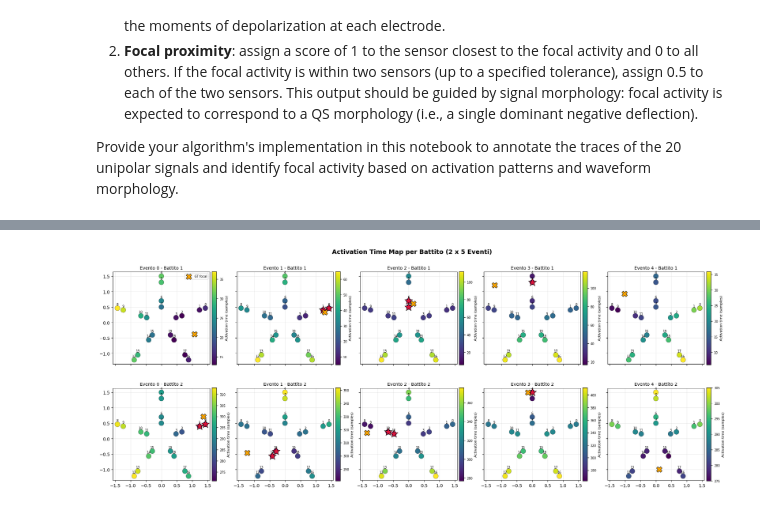
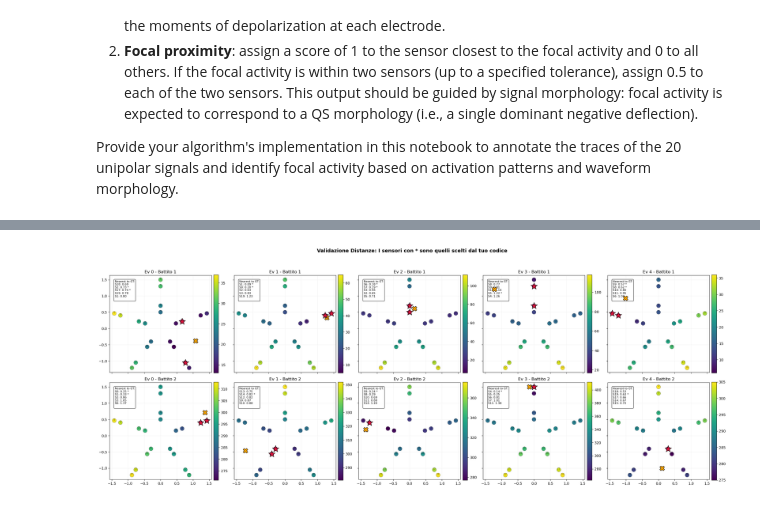
Before and after one commit to Stefano-Chiari/SubstrateFinder, a Jupyter notebook: checkpoint1.ipynb, the cells around one changed output, grey strips where cells are left out. Drawn from its saved outputs; the diff is of its cells as text; code cells hidden in the pictures.

```diff
--- a/checkpoint1.ipynb
+++ b/checkpoint1.ipynb
@@ -20,10 +20,10 @@ from scipy.signal import argrelextrema
 signals = np.load('checkpoint1dataset.npy')
 # %%
 # select event to be display
-ind_event = 2
+ind_event = 3
 
 # select a spline (options: 0,1,2,3,4)
-ind_spline = 2
+ind_spline = 3
 
 # plot signals
 
@@ -224,78 +295,80 @@ LS_event [[0.0, 0.0], [0.0, 0.0], [0.0, 0.0], [0.0, 0.0], [0.0, 0.0], [0.0, 0.0]
 # %%
-sensor_locs = np.load('checkpoint1sensorlocations.npy')
-gt_focal = np.load('checkpoint1FocalPoints.npy')
+import numpy as np
+import matplotlib.pyplot as plt
 
-n_events = 5
-sensor_locs = sensor_locs - 2
+# Assicurati che sensor_locs e gt_focal siano caricati correttamente
+# n_events = 5
 
-fig, axes = plt.subplots(2, n_events, figsize=(4 * n_events, 8), sharex=True, sharey=True)
+fig, axes = plt.subplots(2, n_events, figsize=(5 * n_events, 10), sharex=True, sharey=True)
 
-# Gestione del caso limite di un solo evento per non rompere l'indicizzazione di axes
 if n_events == 1:
     axes = np.array(axes).reshape(2, 1)
 
 for ev in range(n_events):
-    sig_ev = signals_filtered[ev, :, :]
-
+    sig_ev = signals[ev, :, :]
     timings, LS = GroupSolutionCP1(sig_ev)
 
-    # Conversione in array NumPy per estrarre le colonne (i battiti) facilmente
     timings_arr = np.array(timings, dtype=float)
     ls_arr = np.array(LS, dtype=float)
 
     for beat_idx in range(2):
         ax = axes[beat_idx, ev]
 
-        # Estrazione dei dati per il battito corrente [tutti i sensori, colonna del battito]
+        # 1. Recupero GT per questo battito
+        gp = [np.nan, np.nan]
+        if ev < gt_focal.shape[0] and beat_idx < gt_focal.shape[1]:
+            gp = gt_focal[ev, beat_idx]
+
+        # 2. Calcolo distanze per TUTTI i sensori
+        dist_all = []
+        if not np.isnan(gp[0]):
+            for i in range(len(sensor_locs)):
+                d = np.sqrt(np.sum((sensor_locs[i] - gp)**2))
+                dist_all.append(d)
+        dist_all = np.array(dist_all)
+
+        # 3. Plot Mappa di Attivazione
         first_act = timings_arr[:, beat_idx]
-        wave_ls = ls_arr[:, beat_idx]
-
         valid = np.isfinite(first_act)
 
         if np.any(valid):
-            vmin = np.nanmin(first_act[valid])
-            vmax = np.nanmax(first_act[valid])
             sc = ax.scatter(
                 sensor_locs[valid, 0], sensor_locs[valid, 1],
-                c=first_act[valid], cmap='viridis', vmin=vmin, vmax=vmax,
-                s=130, edgecolors='k', linewidths=0.3, zorder=2
+                c=first_act[valid], cmap='viridis', s=130,
+                edgecolors='k', linewidths=0.3, zorder=2
             )
-            cbar = fig.colorbar(sc, ax=ax, fraction=0.045, pad=0.02)
-            cbar.set_label('Activation time (samples)', fontsize=8)
-            cbar.ax.tick_params(labelsize=7)
-        else:
-            # Fallback se un battito non ha attivazioni valide
-            ax.scatter(sensor_locs[:, 0], sensor_locs[:, 1],
-                       c='lightgray', s=130, edgecolors='k', linewidths=0.3, zorder=1)
+            plt.colorbar(sc, ax=ax, fraction=0.045, pad=0.02)
 
-        # Etichette sensori
-        for i, (x, y) in enumerate(sensor_locs):
-            ax.annotate(str(i), (x, y), fontsize=7, ha='center', va='bottom',
-                        xytext=(0, 5), textcoords='offset points')
+        # 4. Overlay GT (X arancione) e Predizione (Stella Rossa)
+        ax.scatter(gp[0], gp[1], marker='X', s=180, c='orange', edgecolors='black', zorder=5, label='GT')
 
-        # Overlay sensori focali predetti per quel battito (dove LS > 0)
-        pred_idx = np.where(wave_ls > 0)[0]
+        pred_idx = np.where(ls_arr[:, beat_idx] > 0)[0]
         if len(pred_idx) > 0:
             ax.scatter(sensor_locs[pred_idx, 0], sensor_locs[pred_idx, 1],
-                       marker='*', s=360, c='crimson', edgecolors='black',
-                       linewidths=0.8, zorder=4, label='Pred focal')
+                       marker='*', s=380, c='crimson', edgecolors='black', zorder=6, label='Pred')
 
-        # GT focal del battito corrispondente, con controlli sui limiti degli array
-        if ev < gt_focal.shape[0] and beat_idx < gt_focal.shape[1]:
-            gp = gt_focal[ev, beat_idx]
-            ax.scatter(gp[0], gp[1], marker='X', s=160, c='orange',
-                       edgecolors='black', linewidths=0.8, zorder=5, label='GT focal')
+        # 5. STAMPA DELLE DISTANZE (Top 5 sensori più vicini al GT)
+        if len(dist_all) > 0:
+            nearest_idxs = np.argsort(dist_all)[:5] # Prendiamo i 5 più vicini
+            text_str = "Nearest to GT:\n"
+            for n_idx in nearest_idxs:
+                is_pred = "*" if n_idx in pred_idx else ""
+                text_str += f"S{n_idx}: {dist_all[n_idx]:.2f} {is_pred}\n"
 
-        ax.set_title(f'Evento {ev} - Battito {beat_idx + 1}', fontsize=10)
+            # Posizioniamo il testo in un box dentro il grafico
+            ax.text(0.05, 0.95, text_str, transform=ax.transAxes, fontsize=8,
+                    verticalalignment='top', bbox=dict(boxstyle='round', facecolor='white', alpha=0.8))
+
+        # Etichette sensori per orientarsi
+        for i, (x, y) in enumerate(sensor_locs):
+            ax.annotate(str(i), (x, y), fontsize=7, alpha=0.5, ha='center')
+
+        ax.set_title(f'Ev {ev} - Battito {beat_idx+1}')
         ax.set_aspect('equal')
-        ax.grid(True, alpha=0.25)
+        ax.grid(True, alpha=0.15)
 
-        # Mostra la legenda
-        if ev == 0 and beat_idx == 0:
-            ax.legend(fontsize=7, loc='best')
-
-plt.suptitle('Activation Time Map per Battito (2 x 5 Eventi)', fontsize=14, fontweight='bold')
-plt.tight_layout()
+plt.suptitle('Validazione Distanze: I sensori con * sono quelli scelti dal tuo codice', fontsize=14, fontweight='bold')
+plt.tight_layout(rect=[0, 0.03, 1, 0.95])
 plt.show()
 # %% [output]
-[figure, old version]
+[figure, new version]
```
Also changed, not shown: parts of 5 cells of this notebook.
